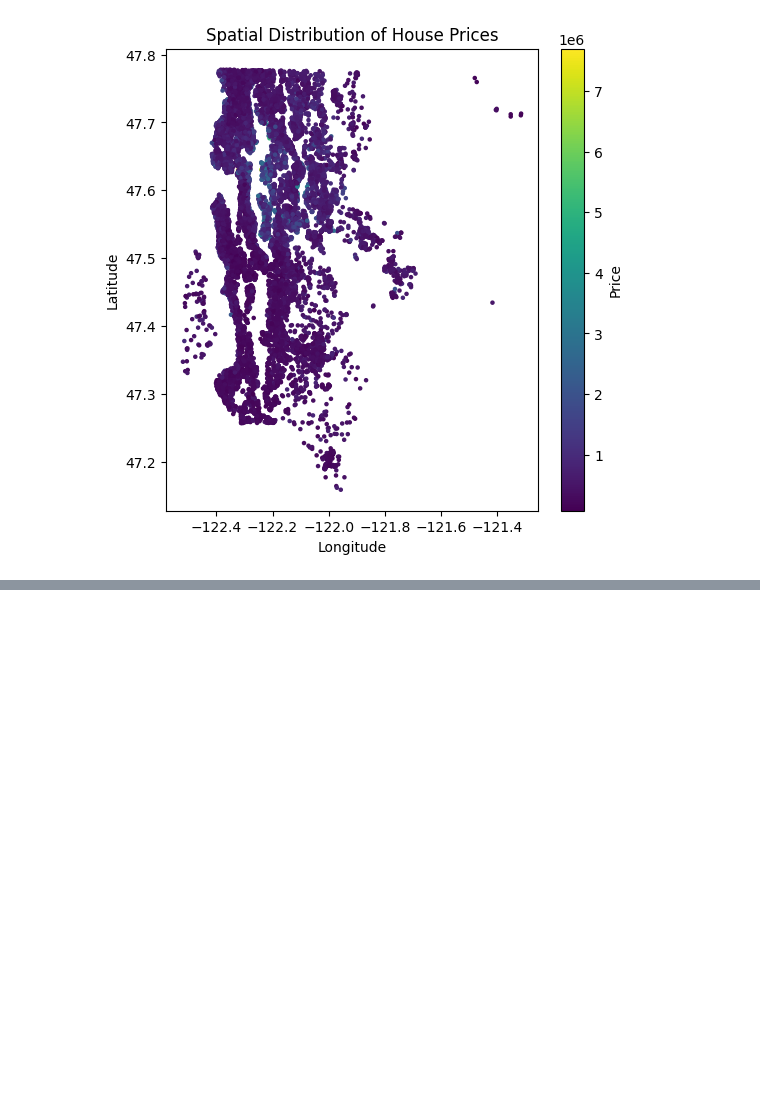
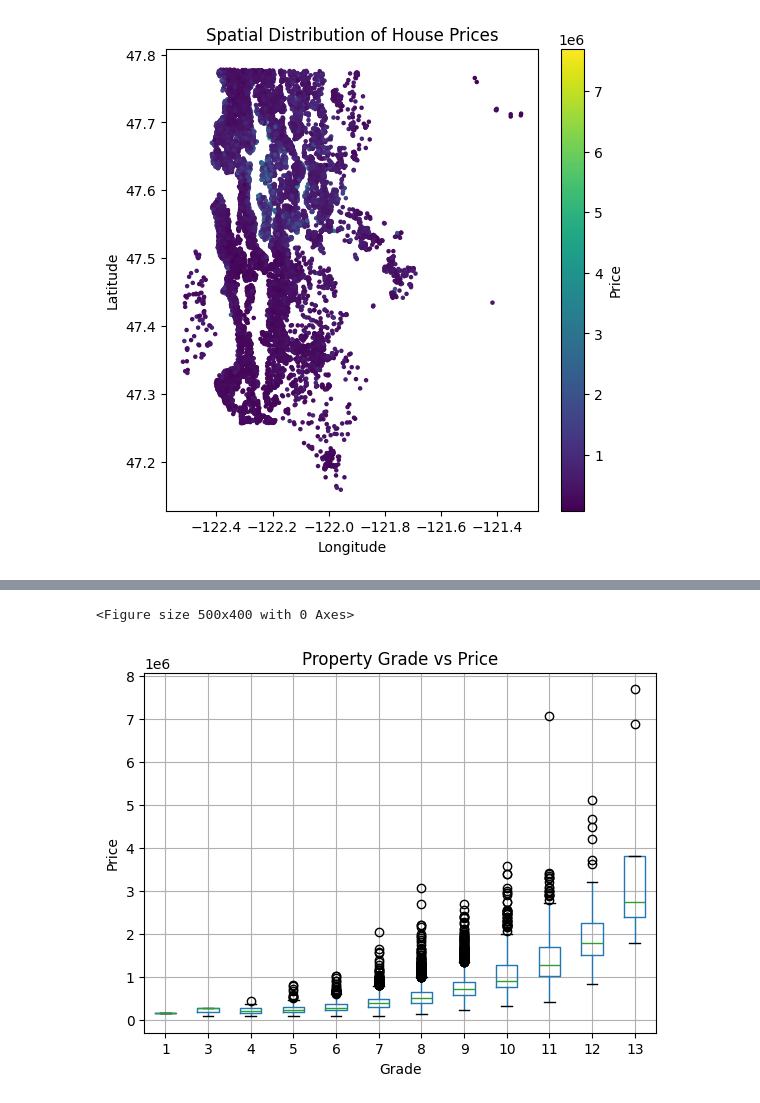
Before and after one commit to VEDxyz7/Satellite-Imagery-Property-Valuation, a Jupyter notebook: notebooks/preprocessing.ipynb, the cells around one changed output, grey strips where cells are left out. Saved outputs shown, nothing was run; the diff lists cells and outputs as text; code cells hidden in the pictures; blank space fills up the shorter version.

```diff
--- a/notebooks/preprocessing.ipynb
+++ b/notebooks/preprocessing.ipynb
@@ -84,0 +99,11 @@ plt.show()
+# %%
+plt.figure(figsize=(5,4))
+train_df.boxplot(column="price", by="grade")
+plt.xlabel("Grade")
+plt.ylabel("Price")
+plt.title("Property Grade vs Price")
+plt.suptitle("")
+plt.show()
+# %% [output]
+<Figure size 500x400 with 0 Axes>
+[figure, added]
```
Also changed, not shown: parts of 3 cells of this notebook, 4 other files.
